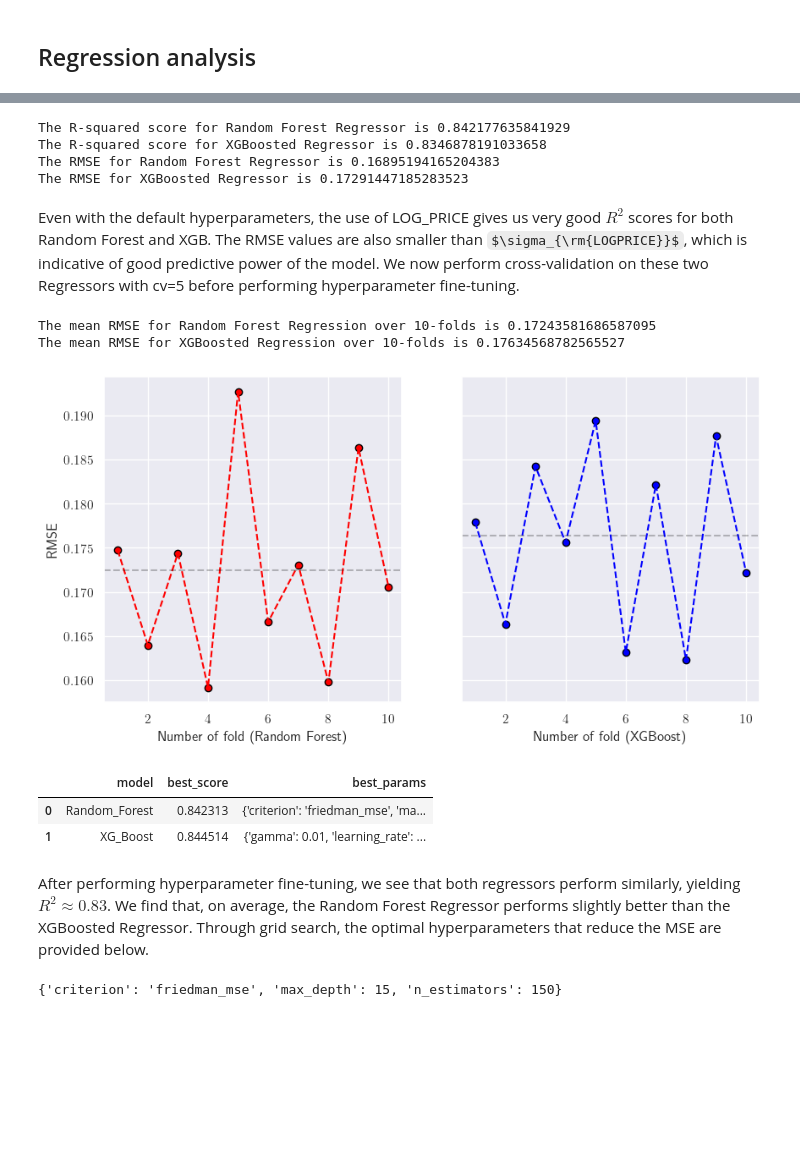
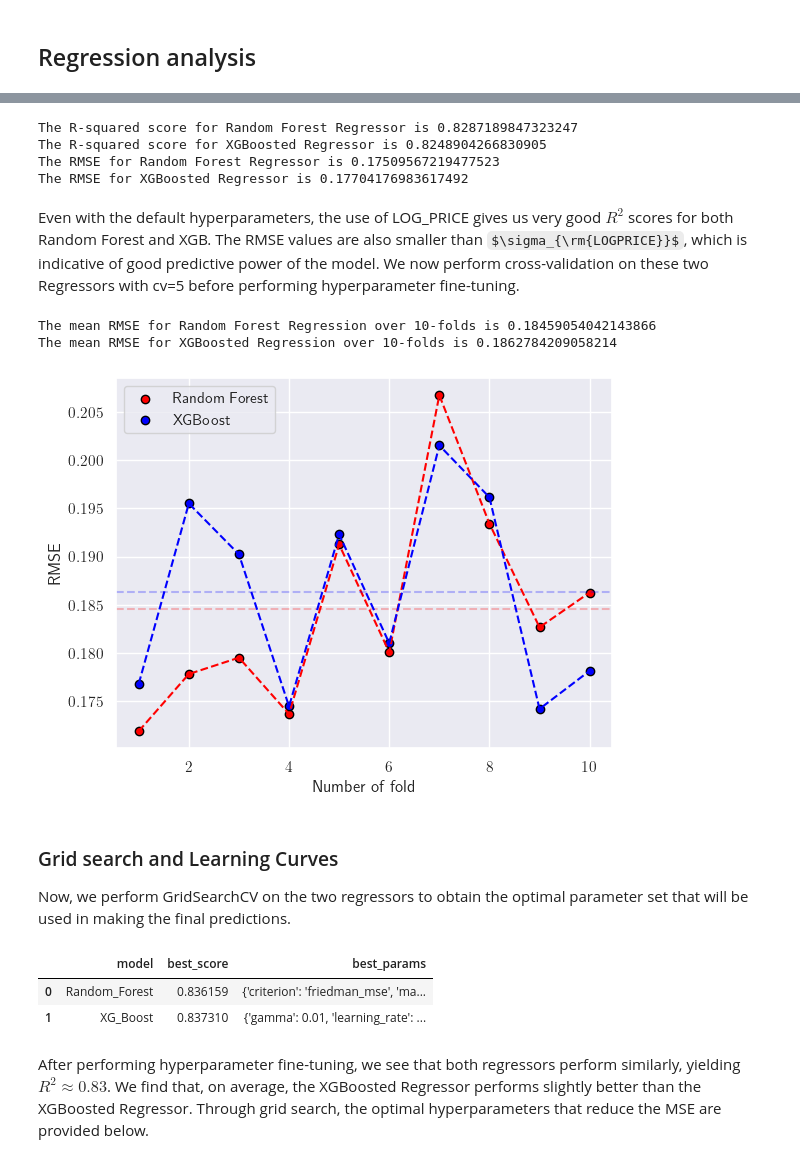
Before and after one commit to RM503/ML_projects, a Jupyter notebook: NY_housing/housing.ipynb, the cells around one changed output, grey strips where cells are left out. Drawn from its saved outputs; the diff is of its cells as text; code cells hidden in the pictures; some formulas as TeX source; blank space fills up the shorter version.

```diff
--- a/NY_housing/housing.ipynb
+++ b/NY_housing/housing.ipynb
@@ -602,6 +697,7 @@ df_housing.sort_values(by=['PRICE'], ascending=False).head(10)
 df_housing.loc[304, 'PRICE'] = 2495000
 df_housing.loc[304, 'PROPERTYSQFT'] = 4950.000
 df_housing.loc[304, 'LOG_PRICE'] = np.log10(2495000)
+df_housing.loc[304, 'LOG_SQFT'] = np.log10(4950.000)
 
 df_housing.loc[304, :]
 # %% [output]
@@ -700,5 +804,5 @@ Finally, we will initially keep the 'PRICE_CAT' column for stratification.
 # %%
-cols = ['TYPE', 'LOG_PRICE', 'BEDS', 'BATH', 'PROPERTYSQFT', 'LATITUDE', 'LONGITUDE', 'BOROUGH']
+cols = ['TYPE', 'LOG_PRICE', 'BEDS', 'BATH', 'LOG_SQFT', 'BOROUGH', 'NEIGHBORHOOD']
 
 df_housing_new = df_fixed[cols]
 df_housing_new.head()
@@ -738,0 +821,6 @@ We perform regression on the scaled and encoded dataset using (i) Random Forest
+# %%
+X = df_housing_new.drop('LOG_PRICE', axis=1)
+y = df_housing_new.LOG_PRICE
+
+X = pd.get_dummies(X, columns=['TYPE', 'BOROUGH', 'NEIGHBORHOOD'], dtype='float', prefix='', prefix_sep='')
+X.head()
@@ -742,7 +838,7 @@ from sklearn.metrics import mean_squared_error
 from sklearn.ensemble import RandomForestRegressor
 from xgboost import XGBRegressor
 
-X_train, X_test, y_train, y_test = train_test_split(X_scaled, y, test_size=0.2)
+X_train, X_test, y_train, y_test = train_test_split(X, y, test_size=0.2)
 
 RF_reg = RandomForestRegressor()
 RF_reg.fit(X_train, y_train)
@@ -759,42 +855,47 @@ print( 'The R-squared score for XGBoosted Regressor is ' + str(xgb_reg.score(X_t
 print( 'The RMSE for Random Forest Regressor is ' + str(rmse_RF) )
 print( 'The RMSE for XGBoosted Regressor is ' + str(rmse_xgb) )
 # %% [output]
-The R-squared score for Random Forest Regressor is 0.842177635841929
-The R-squared score for XGBoosted Regressor is 0.8346878191033658
-The RMSE for Random Forest Regressor is 0.16895194165204383
-The RMSE for XGBoosted Regressor is 0.17291447185283523
+The R-squared score for Random Forest Regressor is 0.8287189847323247
+The R-squared score for XGBoosted Regressor is 0.8248904266830905
+The RMSE for Random Forest Regressor is 0.17509567219477523
+The RMSE for XGBoosted Regressor is 0.17704176983617492
 # %% [markdown]
 Even with the default hyperparameters, the use of LOG_PRICE gives us very good $R^2$ scores for both Random Forest and XGB. The RMSE values are also smaller than $\sigma_{\rm{LOGPRICE}}$, which is indicative of good predictive power of the model. We now perform cross-validation on these two Regressors with cv=5 before performing hyperparameter fine-tuning.
 # %%
 from sklearn.model_selection import cross_val_score
 
 cv_scores_RF = cross_val_score(RF_reg, X_train, y_train, scoring='neg_mean_squared_error', cv=10)
 avg_cv_score_RF = np.sqrt(-cv_scores_RF.mean())
 
 cv_scores_xgb = cross_val_score(xgb_reg, X_train, y_train, scoring='neg_mean_squared_error', cv=10)
 avg_cv_score_xgb = np.sqrt(-cv_scores_xgb.mean())
 
-fig, ax = plt.subplots(1,2, figsize=(10, 5), sharey=True)
+fig, ax = plt.subplots()
 
-ax[0].scatter(np.arange(1,11), np.sqrt(-cv_scores_RF), color='red', edgecolor='black')
-ax[0].plot(np.arange(1,11), np.sqrt(-cv_scores_RF), color='red', linestyle='dashed')
-ax[0].axhline(avg_cv_score_RF, color='black', linestyle='dashed', alpha=0.25)
-ax[0].set_xlabel(r'Number of fold (Random Forest)')
-ax[0].set_ylabel(r'RMSE')
+ax.scatter(np.arange(1,11), np.sqrt(-cv_scores_RF), color='red', edgecolor='black', label=r'Random Forest')
+ax.plot(np.arange(1,11), np.sqrt(-cv_scores_RF), color='red', linestyle='dashed')
+ax.axhline(avg_cv_score_RF, color='red', linestyle='dashed', alpha=0.25)
 
-ax[1].scatter(np.arange(1,11), np.sqrt(-cv_scores_xgb), color='blue', edgecolor='black')
-ax[1].plot(np.arange(1,11), np.sqrt(-cv_scores_xgb), color='blue', linestyle='dashed')
-ax[1].axhline(avg_cv_score_xgb, color='black', linestyle='dashed', alpha=0.25)
-ax[1].set_xlabel(r'Number of fold (XGBoost)')
+ax.scatter(np.arange(1,11), np.sqrt(-cv_scores_xgb), color='blue', edgecolor='black', label=r'XGBoost')
+ax.plot(np.arange(1,11), np.sqrt(-cv_scores_xgb), color='blue', linestyle='dashed')
+ax.axhline(avg_cv_score_xgb, color='blue', linestyle='dashed', alpha=0.25)
 
+ax.set_xlabel(r'Number of fold')
+ax.set_ylabel(r'RMSE')
+
+plt.legend()
 plt.show
 
 print( 'The mean RMSE for Random Forest Regression over 10-folds is ' + str( np.sqrt(-cv_scores_RF.mean()) ) )
 print( 'The mean RMSE for XGBoosted Regression over 10-folds is ' + str( np.sqrt(-cv_scores_xgb.mean()) ) )
 # %% [output]
-The mean RMSE for Random Forest Regression over 10-folds is 0.17243581686587095
-The mean RMSE for XGBoosted Regression over 10-folds is 0.17634568782565527
+The mean RMSE for Random Forest Regression over 10-folds is 0.18459054042143866
+The mean RMSE for XGBoosted Regression over 10-folds is 0.1862784209058214
-[figure, old version]
+[figure, new version]
+# %% [markdown]
+### Grid search and Learning Curves
+
+Now, we perform GridSearchCV on the two regressors to obtain the optimal parameter set that will be used in making the final predictions.
 # %%
 from sklearn.model_selection import ShuffleSplit, GridSearchCV
 
@@ -844,16 +946,12 @@ def ParamSearchModels(X, y):
 
     return pd.DataFrame(scores, columns=['model', 'best_score', 'best_params'])
 # %%
-GS_params_data = ParamSearchModels(X_scaled, y)
+GS_params_data = ParamSearchModels(X, y)
 
 GS_params_data
 # %% [output]
 |  | model | best_score | best_params |
-| 0 | Random_Forest | 0.842313 | {'criterion': 'friedman_mse', 'ma... |
-| 1 | XG_Boost | 0.844514 | {'gamma': 0.01, 'learning_rate': ... |
+| 0 | Random_Forest | 0.836159 | {'criterion': 'friedman_mse', 'ma... |
+| 1 | XG_Boost | 0.837310 | {'gamma': 0.01, 'learning_rate': ... |
 # %% [markdown]
-After performing hyperparameter fine-tuning, we see that both regressors perform similarly, yielding $R^2 \approx 0.83$. We find that, on average, the Random Forest Regressor performs slightly better than the XGBoosted Regressor. Through grid search, the optimal hyperparameters that reduce the MSE are provided below.
+After performing hyperparameter fine-tuning, we see that both regressors perform similarly, yielding $R^2 \approx 0.83$. We find that, on average, the XGBoosted Regressor performs slightly better than the XGBoosted Regressor. Through grid search, the optimal hyperparameters that reduce the MSE are provided below.
-# %%
-GS_params_data.loc[0, 'best_params']
-# %% [output]
-{'criterion': 'friedman_mse', 'max_depth': 15, 'n_estimators': 150}
```
Also changed, not shown: parts of 47 cells of this notebook, 2 other files.
